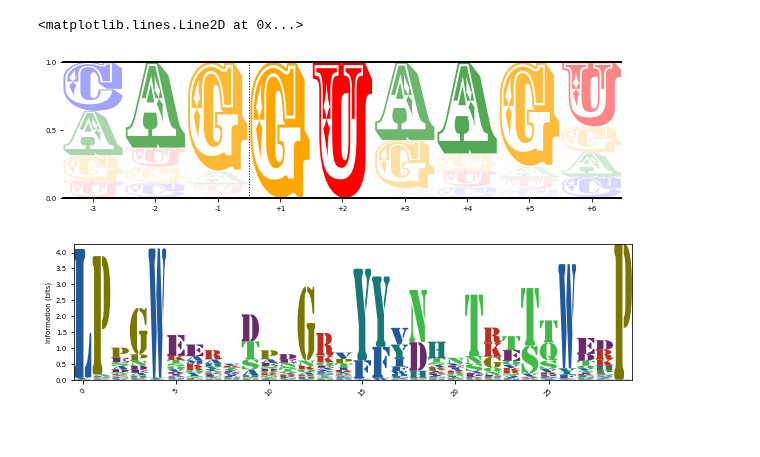
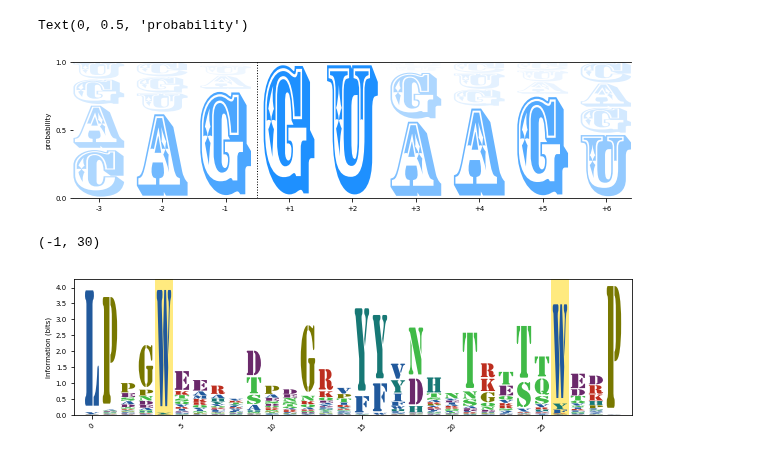
Before and after one commit to jbkinney/logomaker, a Jupyter notebook: logomaker/figure/Figure_draw.ipynb, the cells around one changed output. Drawn from its saved outputs; the diff is of its cells as text; code cells hidden in the pictures.

```diff
--- a/logomaker/figure/Figure_draw.ipynb
+++ b/logomaker/figure/Figure_draw.ipynb
@@ -78,23 +59,35 @@ lm.list_font_names()
 # %%
 ### Style 5'ss panel
 logo = lm.Logo(ss_df,
+               #ax=ax,
+               width=.8,
+               vpad=.05,
                fade_probabilities=True,
+               stack_order='small_on_top',
+               color_scheme='dodgerblue',
                font_name='Rosewood Std')
 logo.ax.set_xticks(range(len(ss_df)))
 logo.ax.set_xticklabels('%+d'%x for x in [-3,-2,-1,1,2,3,4,5,6])
-logo.style_spines(spines=['top','bottom'], linewidth=2)
-logo.style_spines(spines=['left','right'], visible=False)
+logo.style_spines(spines=['left', 'right'], visible=False)
 logo.ax.set_yticks([0,.5,1])
 logo.ax.axvline(2.5, color='k', linewidth=1, linestyle=':')
+logo.ax.set_ylabel('probability')
 # %% [output]
-<matplotlib.lines.Line2D at 0x...>
+Text(0, 0.5, 'probability')
-[figure, old version]
+[figure, new version]
 # %%
 ### Style WW panel
 logo = lm.Logo(ww_df,
+               #ax=ax,
                font_name='Stencil Std',
-               color_scheme='NajafabadiEtAl2017')
+               color_scheme='NajafabadiEtAl2017',
+               vpad=.1,
+               width=.8)
 logo.ax.set_ylabel('information (bits)')
 logo.style_xticks(anchor=0, spacing=5, rotation=45)
+logo.highlight_position(p=4, color='gold', alpha=.5)
+logo.highlight_position(p=26, color='gold', alpha=.5)
+logo.ax.set_xlim([-1,len(ww_df)])
 # %% [output]
+(-1, 30)
-[figure, old version]
+[figure, new version]
```
Also changed, not shown: parts of 12 cells of this notebook, 19 other files.
